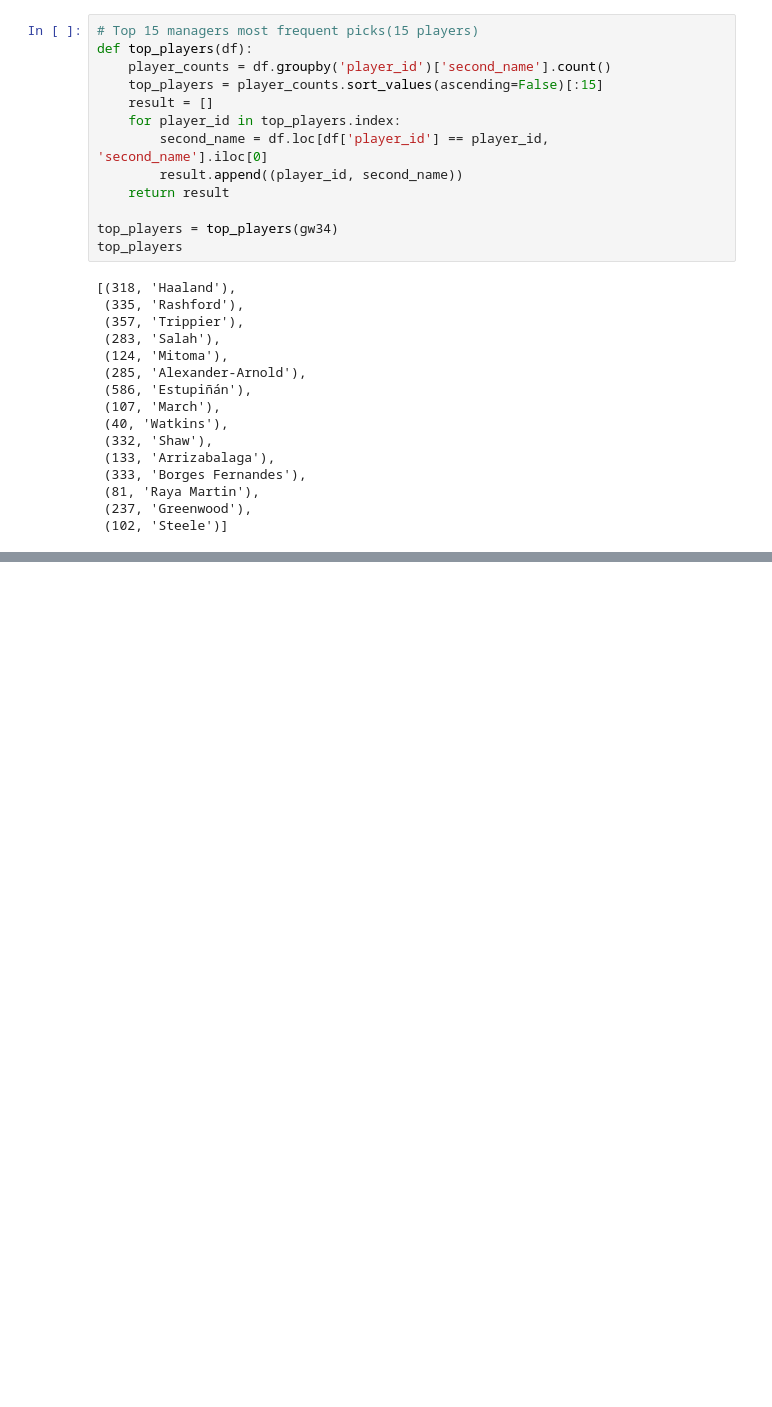
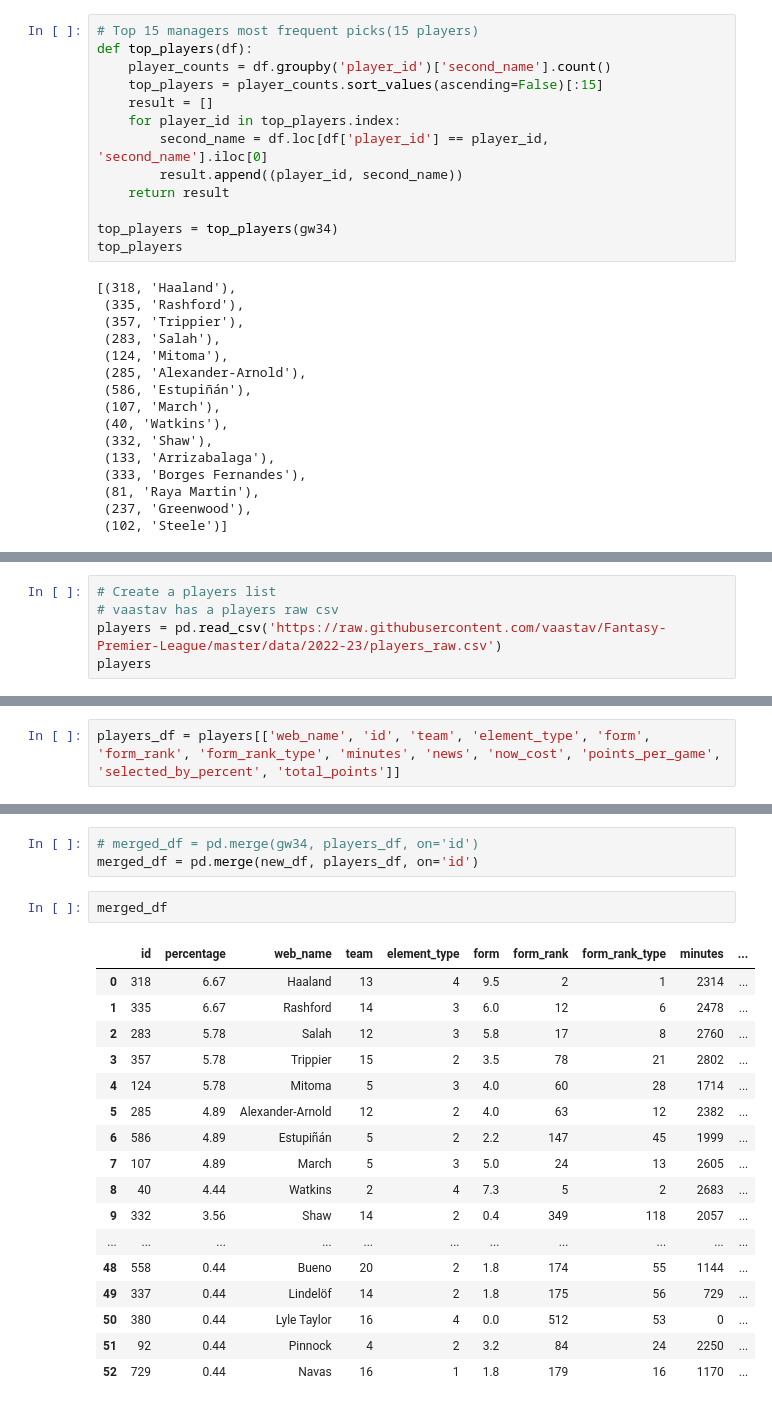
Before and after one commit to Dofften/FPL-Oort, a Jupyter notebook: trial.ipynb, the cells around one changed output, grey strips where cells are left out. Cells and saved outputs as stored; diff of their text form; blank space fills up the shorter version.

```diff
--- a/trial.ipynb
+++ b/trial.ipynb
@@ -341,0 +358,5 @@ NameError: ignored
+# %%
+# Create a players list
+# vaastav has a players raw csv
+players = pd.read_csv('https://raw.githubusercontent.com/vaastav/Fantasy-Premier-League/master/data/2022-23/players_raw.csv')
+players
@@ -341,0 +377,2 @@ NameError: ignored
+# %%
+players_df = players[['web_name', 'id', 'team', 'element_type', 'form', 'form_rank', 'form_rank_type', 'minutes', 'news', 'now_cost', 'points_per_game', 'selected_by_percent', 'total_points']]
@@ -341,0 +395,23 @@ NameError: ignored
+# %%
+# merged_df = pd.merge(gw34, players_df, on='id')
+merged_df = pd.merge(new_df, players_df, on='id')
+# %%
+merged_df
+# %% [output]
+|  | id | percentage | web_name | team | element_type | form | form_rank | form_rank_type | minutes | ... |
+| 0 | 318 | 6.67 | Haaland | 13 | 4 | 9.5 | 2 | 1 | 2314 | ... |
+| 1 | 335 | 6.67 | Rashford | 14 | 3 | 6.0 | 12 | 6 | 2478 | ... |
+| 2 | 283 | 5.78 | Salah | 12 | 3 | 5.8 | 17 | 8 | 2760 | ... |
+| 3 | 357 | 5.78 | Trippier | 15 | 2 | 3.5 | 78 | 21 | 2802 | ... |
+| 4 | 124 | 5.78 | Mitoma | 5 | 3 | 4.0 | 60 | 28 | 1714 | ... |
+| 5 | 285 | 4.89 | Alexander-Arnold | 12 | 2 | 4.0 | 63 | 12 | 2382 | ... |
+| 6 | 586 | 4.89 | Estupiñán | 5 | 2 | 2.2 | 147 | 45 | 1999 | ... |
+| 7 | 107 | 4.89 | March | 5 | 3 | 5.0 | 24 | 13 | 2605 | ... |
+| 8 | 40 | 4.44 | Watkins | 2 | 4 | 7.3 | 5 | 2 | 2683 | ... |
+| 9 | 332 | 3.56 | Shaw | 14 | 2 | 0.4 | 349 | 118 | 2057 | ... |
+| ... | ... | ... | ... | ... | ... | ... | ... | ... | ... | ... |
+| 48 | 558 | 0.44 | Bueno | 20 | 2 | 1.8 | 174 | 55 | 1144 | ... |
+| 49 | 337 | 0.44 | Lindelöf | 14 | 2 | 1.8 | 175 | 56 | 729 | ... |
+| 50 | 380 | 0.44 | Lyle Taylor | 16 | 4 | 0.0 | 512 | 53 | 0 | ... |
+| 51 | 92 | 0.44 | Pinnock | 4 | 2 | 3.2 | 84 | 24 | 2250 | ... |
+| 52 | 729 | 0.44 | Navas | 16 | 1 | 1.8 | 179 | 16 | 1170 | ... |
```
Also changed, not shown: parts of 10 cells of this notebook.
